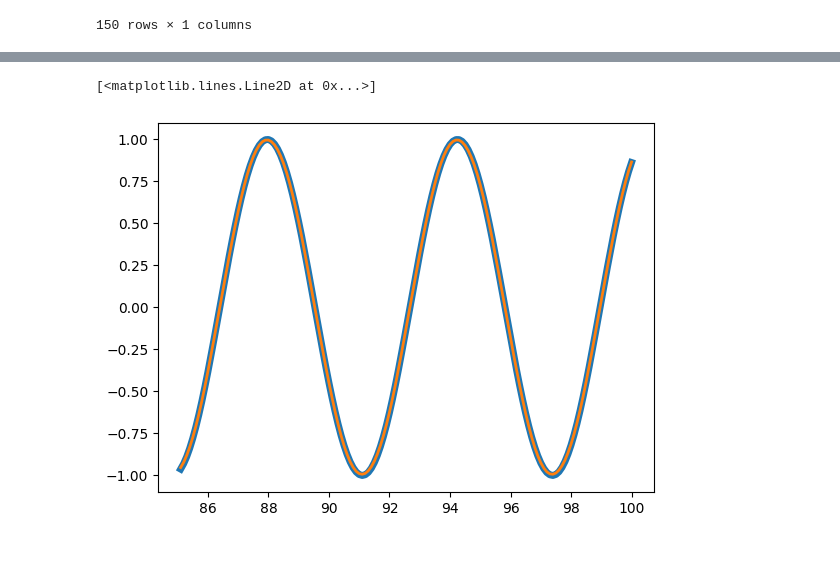
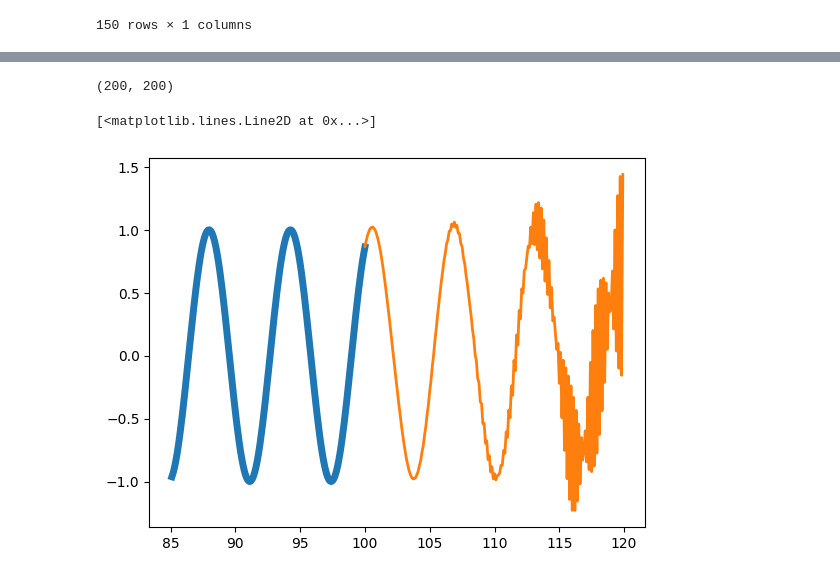
Before and after one commit to KO-JUNSUNG/TIL, a Jupyter notebook: DL/10_simpleRNN.ipynb, the cells around one changed output, grey strips where cells are left out. Drawn from its saved outputs; the diff is of its cells as text; code cells hidden in the pictures.

```diff
--- a/DL/10_simpleRNN.ipynb
+++ b/DL/10_simpleRNN.ipynb
@@ -413,14 +358,0 @@ predict_test = model.predict(generator_test)
-# %%
-
-dx = test_2 #800~1000
-estimate = [dx[-1]]
-
-for i in range(10):
-    # 마지막 50개만큼의 데이터를 입력값으로 사용
-    px = dx[-50:].reshape(1, 50, 1) # length=50
-    # 다음 값을 예측
-    yHat=model.predict(px)[0][0]
-    # 예측값을 저장
-    estimate.append(yHat)
-    # 이전 예측값을 포함하여 또 다음 값을 예측하기위해 예측한 값을 저장 삽입
-    dx = np.insert(dx, len(dx), yHat) # dx 라는 array 에 dx[len(dx)] 에 yHat값을 추가
@@ -489,0 +431,7 @@ pd.concat([testfinal,estimate])
+# %%
+forecast = [] # 예측한 값만 넣어두는 list
+current_batch = generator_test[-51][0] # 초기 예측하기위해 사용(100을 예측) + 원래 만들어진 데이터 (예측x)
+for i in range(200):
+  currend_predict = model.predict(current_batch)[0] #껍질을 벗겨준 데이터
+  forecast.append(currend_predict) # 예측한 값들만 저장
+  current_batch = np.append(current_batch[:,1:], currend_predict).reshape(1,50) #1개씩 빼주고 predict 더해준 것을 기존 batch 데이터로 되돌림
@@ -490,7 +456,11 @@ pd.concat([testfinal,estimate])
+# %%
+forecast_index = np.arange(100, 119.9, step = 0.1)
+len(forecast_index), len(forecast)
+# %% [output]
+(200, 200)
 # %%
-# pd.concat([testfinal,estimate])
-plt.plot(testfinal.index, testfinal.cos_wave, linewidth = 5.0) # true
-plt.plot(testfinal.index, testfinal.predict_test_simpleRNN, linewidth = 2.0)# predict
+plt.plot(test_3.index, test_3.cos_wave, linewidth = 5.0) # true
+plt.plot(forecast_index, forecast, linewidth = 2.0)# predict
 # %% [output]
 [<matplotlib.lines.Line2D at 0x...>]
-[figure, old version]
+[figure, new version]
```
Also changed, not shown: parts of 29 cells of this notebook, 3 other files.
